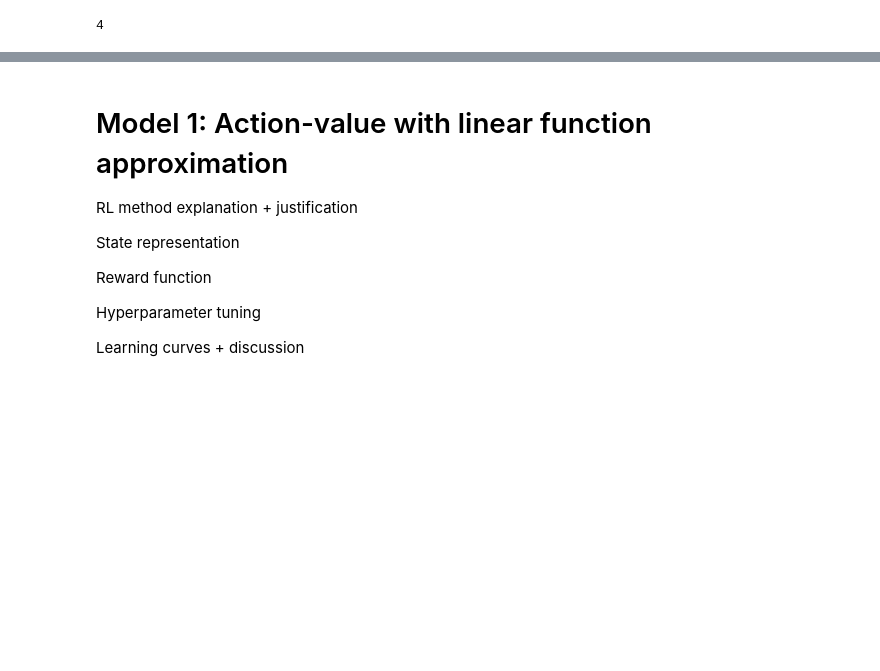
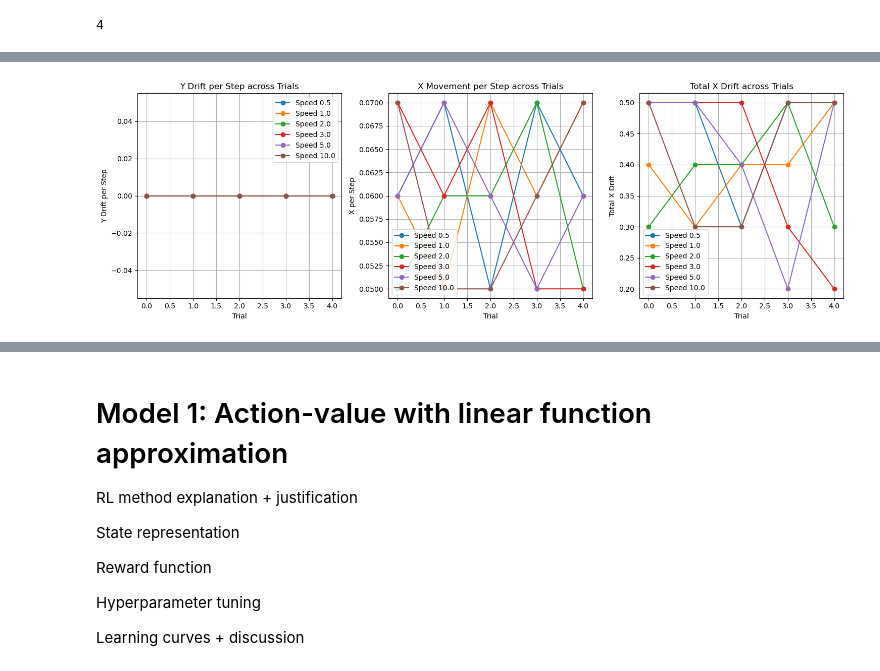
Before and after one commit to DanielBryars/turtlebot-as2, a Jupyter notebook: Assessment2.ipynb, the cells around one changed output, grey strips where cells are left out. Cells and saved outputs as stored; diff of their text form; code cells hidden in the pictures; blank space fills up the shorter version.

```diff
--- a/Assessment2.ipynb
+++ b/Assessment2.ipynb
@@ -134,0 +142,78 @@ Odom. Pos:[0.7,0.1] Yaw:0.15
+# %%
+
+def forward_test(env, speed=2.0):
+    env.speed = speed
+    env.reset()
+
+    steps = 10
+    for _ in tqdm(range(steps), desc=f"Moving at speed {speed}", leave=False):
+        env.step(FORWARDS)
+
+    yDriftPerStep = env.y / steps
+    xPerStep = env.x / steps
+    #print(f"Speed {speed}: y drift = {yDriftPerStep:.4f}, x per step: {xPerStep:.4f}")
+
+    BACKWARDS = -1 #not used in simulation, just used to test repeatability
+    for _ in tqdm(range(steps), desc=f"Moving at speed {speed}", leave=False):
+        env.step(BACKWARDS)
+
+    xDrift = env.x
+
+    return yDriftPerStep, xPerStep, xDrift
+
+num_trials = 5
+speeds = [0.5, 1.0, 2.0, 3.0,5.0, 10.0]
+log = {"speed": [], "trial": [], "yDriftPerStep": [], "xPerStep": [], "xDrift": []}
+
+for speed in tqdm(speeds, desc="Speeds"):
+    for trial in tqdm(range(num_trials), desc=f"Trials at speed {speed}", leave=False):
+        y_drift, x_step, xDrift = forward_test(env, speed=speed)
+        log["speed"].append(speed)
+        log["trial"].append(trial)
+        log["yDriftPerStep"].append(y_drift)
+        log["xPerStep"].append(x_step)
+        log["xDrift"].append(xDrift)
+
+
+plt.figure(figsize=(15, 5))
+
+# Plot y drift per step
+plt.subplot(1, 3, 1)
+for speed in speeds:
+    y_drift_vals = [log["yDriftPerStep"][i] for i in range(len(log["speed"])) if log["speed"][i] == speed]
+    plt.plot(range(num_trials), y_drift_vals, marker='o', label=f"Speed {speed}")
+
+plt.title('Y Drift per Step across Trials')
+plt.xlabel('Trial')
+plt.ylabel('Y Drift per Step')
+plt.legend()
+plt.grid(True)
+
+# Plot x movement per step
+plt.subplot(1, 3, 2)
+for speed in speeds:
+    x_step_vals = [log["xPerStep"][i] for i in range(len(log["speed"])) if log["speed"][i] == speed]
+    plt.plot(range(num_trials), x_step_vals, marker='o', label=f"Speed {speed}")
+plt.title('X Movement per Step across Trials')
+plt.xlabel('Trial')
+plt.ylabel('X per Step')
+plt.legend()
+plt.grid(True)
+
+# Plot total x drift
+plt.subplot(1, 3, 3)
+for speed in speeds:
+    x_drift_vals = [log["xDrift"][i] for i in range(len(log["speed"])) if log["speed"][i] == speed]
+    plt.plot(range(num_trials), x_drift_vals, marker='o', label=f"Speed {speed}")
+plt.title('Total X Drift across Trials')
+plt.xlabel('Trial')
+plt.ylabel('Total X Drift')
+plt.legend()
+plt.grid(True)
+
+plt.tight_layout()
+plt.show()
+
+display(log)
+# %% [output]
+[figure, added]
```
Also changed, not shown: parts of 10 cells of this notebook, 17 other files.
